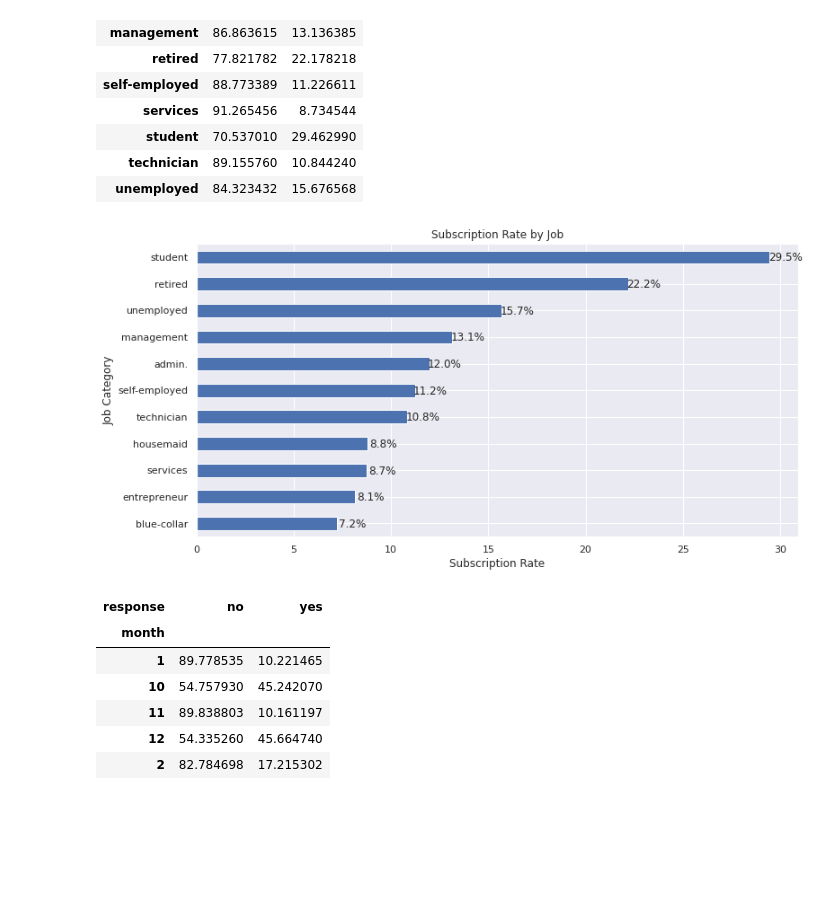
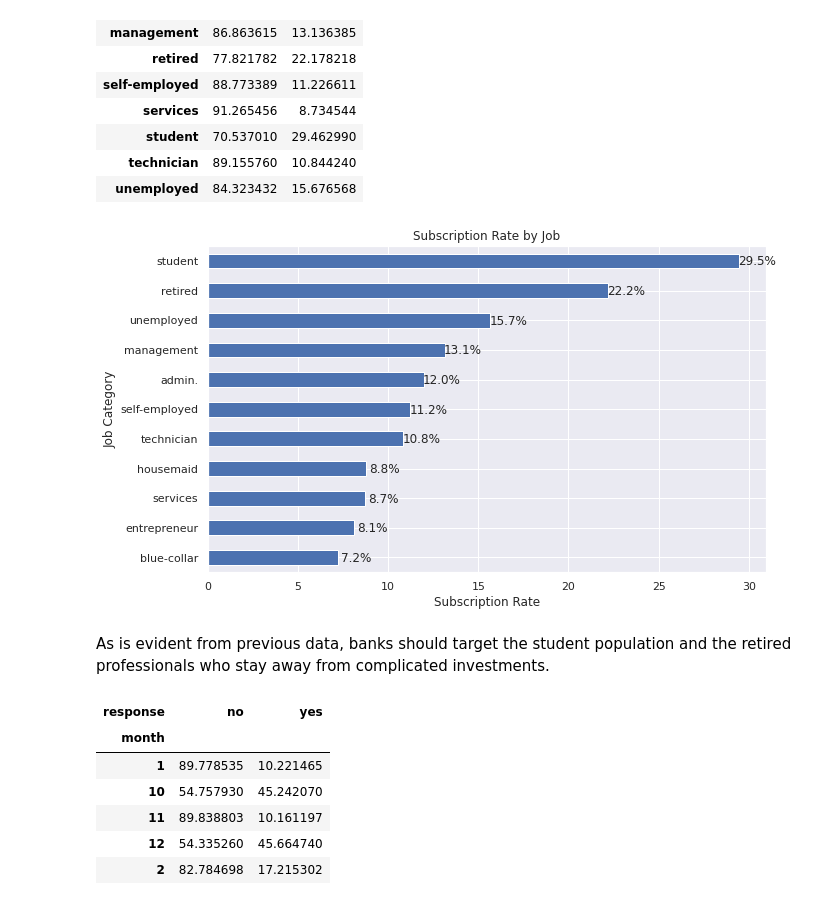
Before and after one commit to sautrikc/Bank-Campaign, a Jupyter notebook: Bank_Campaign.ipynb, the cells around one changed output. Cells and saved outputs as stored; diff of their text form; code cells hidden in the pictures; blank space fills up the shorter version.

```diff
--- a/Bank_Campaign.ipynb
+++ b/Bank_Campaign.ipynb
@@ -351,10 +357,10 @@ count_balance_response_pct
 | low balance | 89.263444 | 10.736556 |
 | no balance | 93.101406 | 6.898594 |
 # %%
-bal = pd.DataFrame(df_temp['balance_group'].value_counts())
-bal['% Contacted'] = bal['balance_group']*100/bal['balance_group'].sum()
-bal['% Subscription'] = count_balance_response_pct['Yes']
-bal.drop('balance_group',axis = 1,inplace = True)
+bal = pd.DataFrame(df_temp['balance group'].value_counts())
+bal['% Contacted'] = bal['balance group']*100/bal['balance group'].sum()
+bal['% Subscription'] = balance_response_pct['Yes']
+bal.drop('balance group',axis = 1,inplace = True)
 
 bal['bal'] = [1,2,0,3]
 bal = bal.sort_values('bal',ascending = True)
@@ -366,19 +372,19 @@ bal
 | average balance | 26.291207 | 14.791959 | 2 |
 | high balance | 4.670715 | 15.052632 | 3 |
 # %%
-plot_balance = bal[['% Subscription','% Contacted']].plot(kind = 'bar',
+balance_plot = bal[['% Subscription','% Contacted']].plot(kind = 'bar',
                                                color = ('royalblue','skyblue'),
-                                               figsize = (8,6))
+                                               figsize = (10,6))
 
-plt.title('Subscription vs Contact Rate by Balance Level')
+plt.title('Subscription and Contact Rate v/s Balance Level')
 plt.ylabel('Subscription Rate')
 plt.xlabel('Balance Category')
 plt.xticks(rotation = 'horizontal')
 
-# label the bar
-for rec, label in zip(plot_balance.patches,
+# Annotation
+for rec, label in zip(balance_plot.patches,
                       bal['% Subscription'].round(1).astype(str)):
-    plot_balance.text(rec.get_x() + rec.get_width()/2,
+    balance_plot.text(rec.get_x() + rec.get_width()/2,
                       rec.get_height() + 1,
                       label+'%',
                       ha = 'center',
@@ -417,8 +428,8 @@ plt.show()
 # %%
 # Visualizing subscription rate by job
-count_job_response_pct = pd.crosstab(df_temp['response'],df_temp['job']).apply(lambda x: x/x.sum() * 100)
-count_job_response_pct = count_job_response_pct.transpose()
-count_job_response_pct
+job_response_pct = pd.crosstab(df_temp['response'],df_temp['job']).apply(lambda x: x/x.sum() * 100)
+job_response_pct = job_response_pct.transpose()
+job_response_pct
 # %% [output]
 | response | no | yes |
 | job |  |  |
@@ -434,23 +445,25 @@ count_job_response_pct
 | technician | 89.155760 | 10.844240 |
 | unemployed | 84.323432 | 15.676568 |
 # %%
-plot_job = count_job_response_pct['yes'].sort_values(ascending = True).plot(kind ='barh',
-                                                                            figsize = (12,6))
+job_plot = job_response_pct['yes'].sort_values(ascending = True).plot(kind ='barh',
+                                                                            figsize = (10,6))
 
 plt.title('Subscription Rate by Job')
 plt.xlabel('Subscription Rate')
 plt.ylabel('Job Category')
 
-# Label each bar
-for rec, label in zip(plot_job.patches,
-                      count_job_response_pct['yes'].sort_values(ascending = True).round(1).astype(str)):
-    plot_job.text(rec.get_width()+0.8,
+# Annotation
+for rec, label in zip(job_plot.patches,
+                      job_response_pct['yes'].sort_values(ascending = True).round(1).astype(str)):
+    job_plot.text(rec.get_width()+1,
                   rec.get_y()+ rec.get_height()-0.5,
                   label+'%',
                   ha = 'center',
                   va='bottom')
 # %% [output]
-[figure, old version]
+[figure, new version]
+# %% [markdown]
+As is evident from previous data, banks should target the student population and the retired professionals who stay away from complicated investments.
 # %%
 # Visualizing subscription rate by month
 
```
Also changed, not shown: parts of 35 cells of this notebook.
